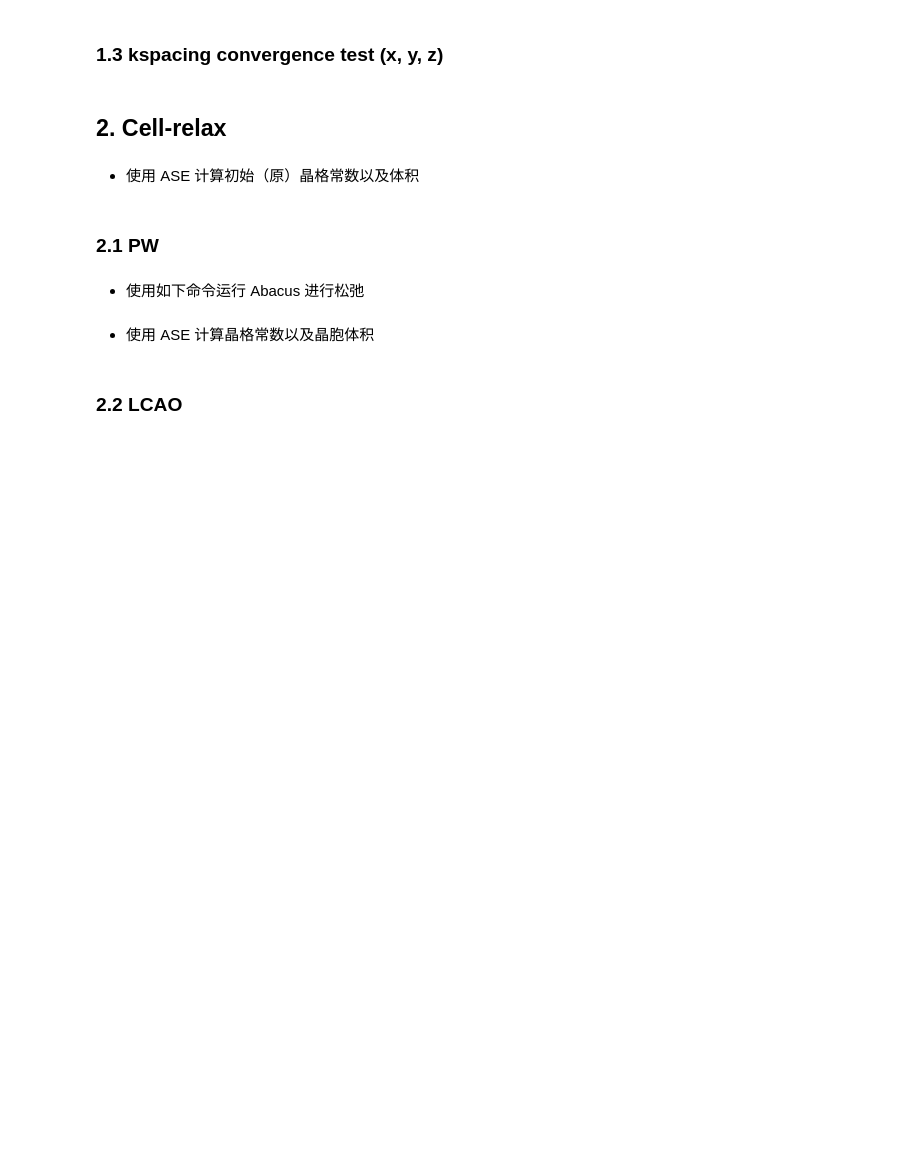
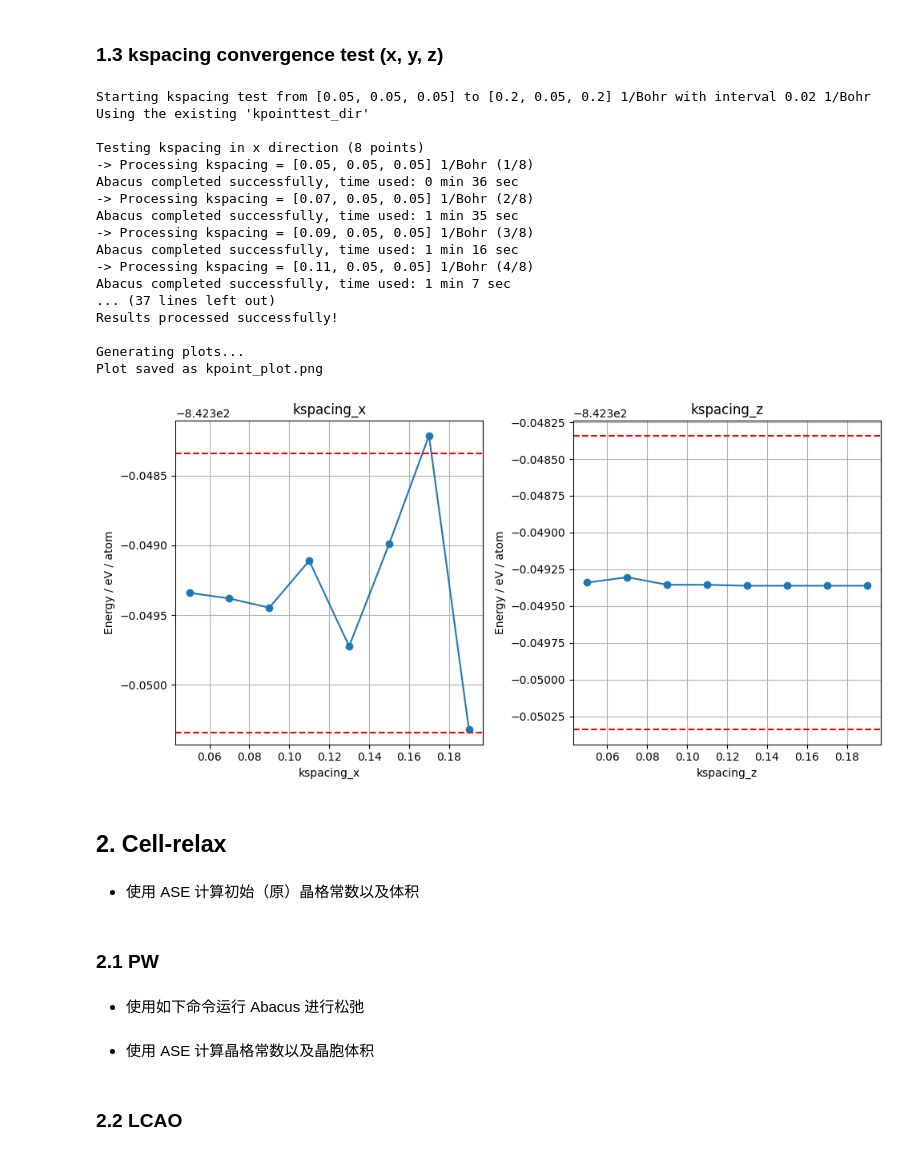
Before and after one commit to OutisLi/deepmd_learn, a Jupyter notebook: 5_Ti2AlC_Label/5. DFT_compare.ipynb, the cells around one changed output. Drawn from its saved outputs; the diff is of its cells as text; code cells hidden in the pictures; blank space fills up the shorter version.

```diff
--- a/5_Ti2AlC_Label/5. DFT_compare.ipynb
+++ b/5_Ti2AlC_Label/5. DFT_compare.ipynb
@@ -25,10 +44,29 @@ conv_test.kpoint_generate_plot()
 # %%
 from convergence_test import ABACUSConvergenceTest
 
 conv_test = ABACUSConvergenceTest()
-conv_test.kpoint_xyz_run(kspacing_min_xyz=[0.05, 0.05, 0.05], kspacing_max_xyz=[0.15, 0.15, 0.15], kspacing_interval_xyz=0.02)
+conv_test.kpoint_xyz_run(kspacing_min_xyz=[0.05, 0.05, 0.05], kspacing_max_xyz=[0.20, 0.05, 0.20], kspacing_interval_xyz=0.02)
 conv_test.kpoint_xyz_postprocessing()
-conv_test.kpoint_xyz_generate_plot()
+conv_test.kpoint_xyz_generate_plot(n_atoms=8)
+# %% [output]
+Starting kspacing test from [0.05, 0.05, 0.05] to [0.2, 0.05, 0.2] 1/Bohr with interval 0.02 1/Bohr
+Using the existing 'kpointtest_dir'
+
+Testing kspacing in x direction (8 points)
+-> Processing kspacing = [0.05, 0.05, 0.05] 1/Bohr (1/8)
+Abacus completed successfully, time used: 0 min 36 sec
+-> Processing kspacing = [0.07, 0.05, 0.05] 1/Bohr (2/8)
+Abacus completed successfully, time used: 1 min 35 sec
+-> Processing kspacing = [0.09, 0.05, 0.05] 1/Bohr (3/8)
+Abacus completed successfully, time used: 1 min 16 sec
+-> Processing kspacing = [0.11, 0.05, 0.05] 1/Bohr (4/8)
+Abacus completed successfully, time used: 1 min 7 sec
+... (37 lines left out)
+Results processed successfully!
+
+Generating plots...
+Plot saved as kpoint_plot.png
+[figure, added]
 # %% [markdown]
 ## 2. Cell-relax
 # %%
```
Also changed, not shown: parts of 5 cells of this notebook, 36 other files.
